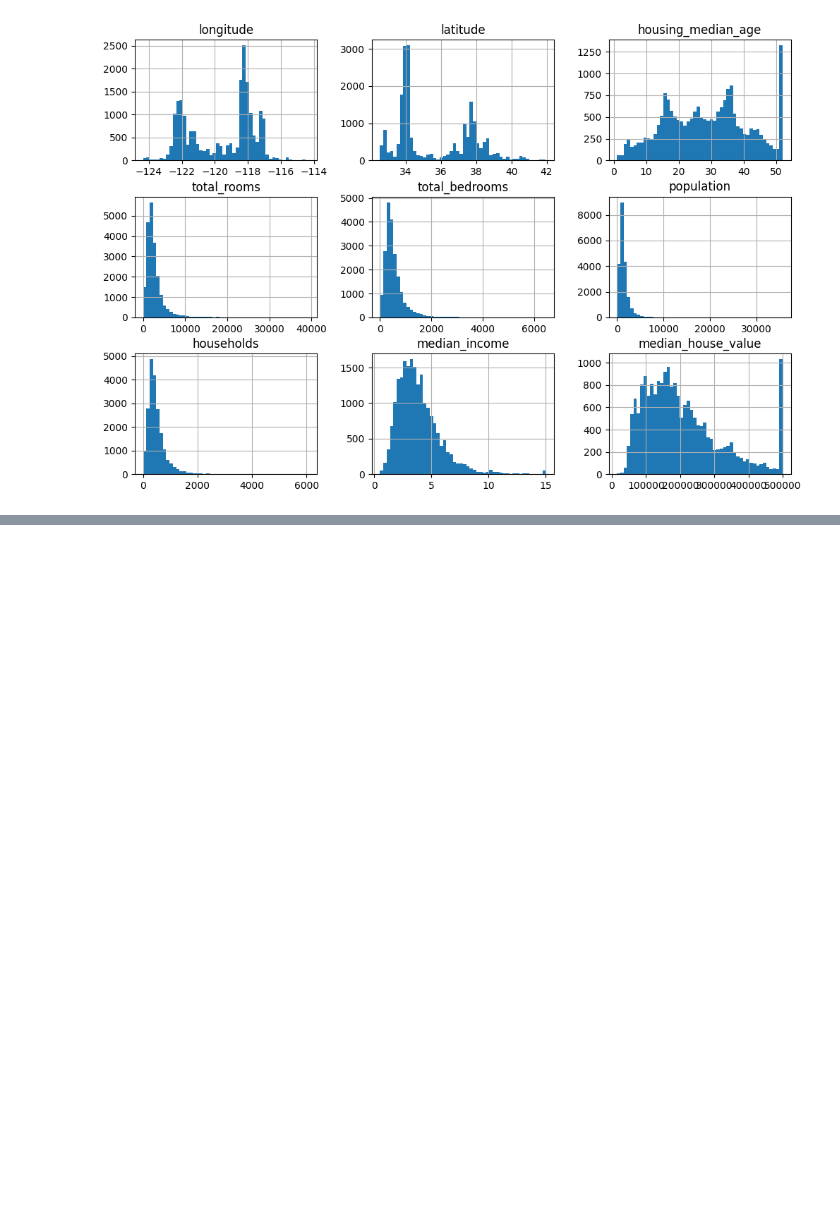
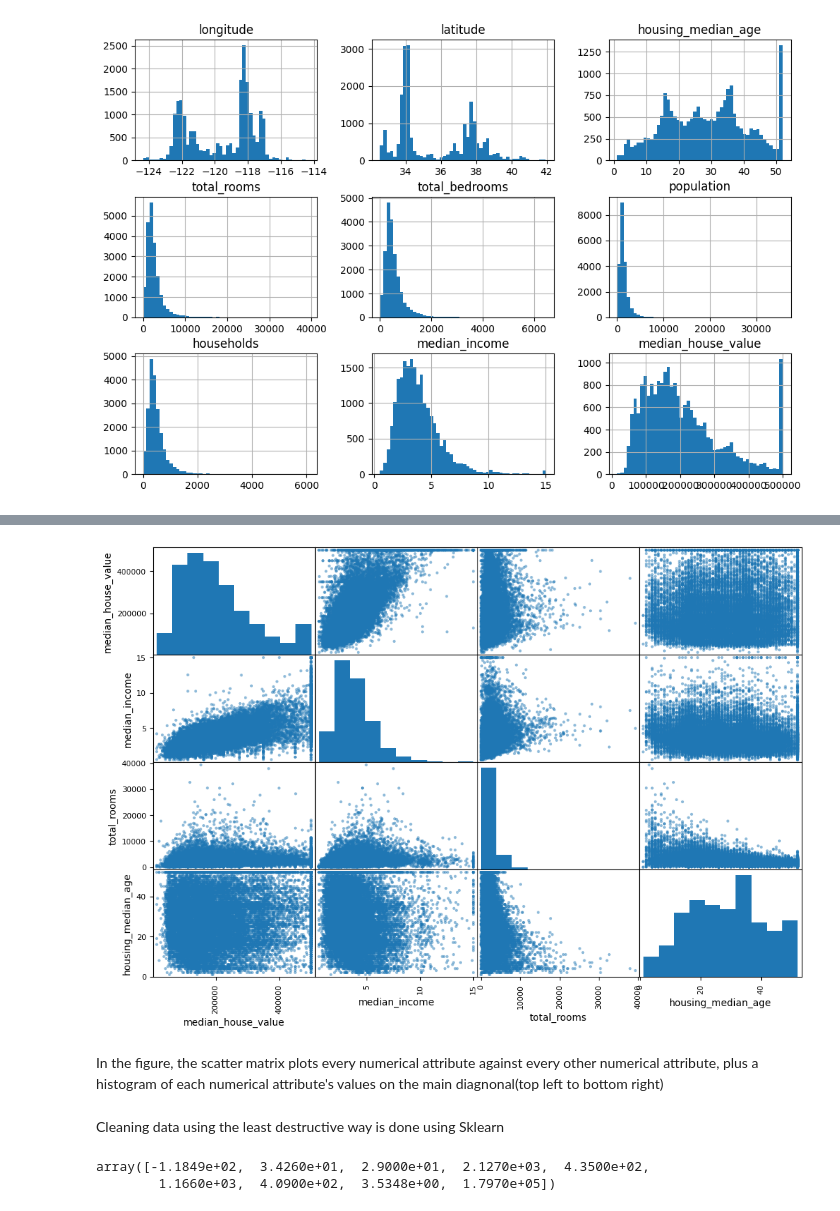
Before and after one commit to MichaelWaruiru/ml-tutorials, a Jupyter notebook: main.ipynb, the cells around one changed output, grey strips where cells are left out. Drawn from its saved outputs; the diff is of its cells as text; code cells hidden in the pictures; blank space fills up the shorter version.

```diff
--- a/main.ipynb
+++ b/main.ipynb
@@ -86,0 +125,26 @@ plt.show()
+# %%
+from pandas.plotting import scatter_matrix
+
+attributes = ["median_house_value", "median_income", "total_rooms", "housing_median_age"]
+scatter_matrix(housing[attributes], figsize=(12, 8))
+plt.show()
+# %% [output]
+[figure, added]
+# %% [markdown]
+In the figure, the scatter matrix plots every numerical attribute against every other numerical attribute, plus a histogram of each numerical attribute's values on the main diagnonal(top left to bottom right)
+# %% [markdown]
+Cleaning data using the least destructive way is done using Sklearn
+# %%
+from sklearn.impute import SimpleImputer
+
+imputer = SimpleImputer(strategy="median")
+
+housing_num = housing.select_dtypes(include="number")
+imputer.fit(housing_num)
+
+# These two gives the same results
+imputer.statistics_
+housing_num.median().values
+# %% [output]
+array([-1.1849e+02,  3.4260e+01,  2.9000e+01,  2.1270e+03,  4.3500e+02,
+        1.1660e+03,  4.0900e+02,  3.5348e+00,  1.7970e+05])
```
Also changed, not shown: parts of 10 cells of this notebook.
